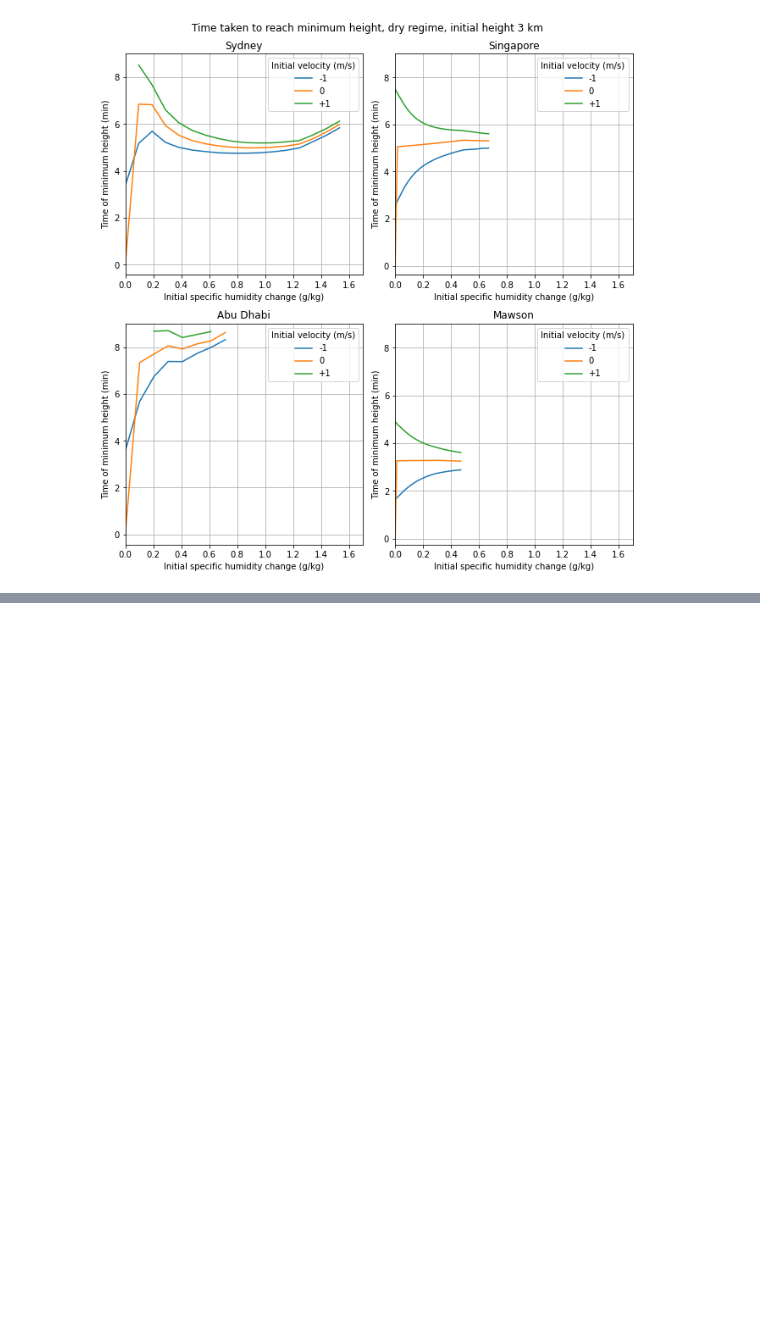
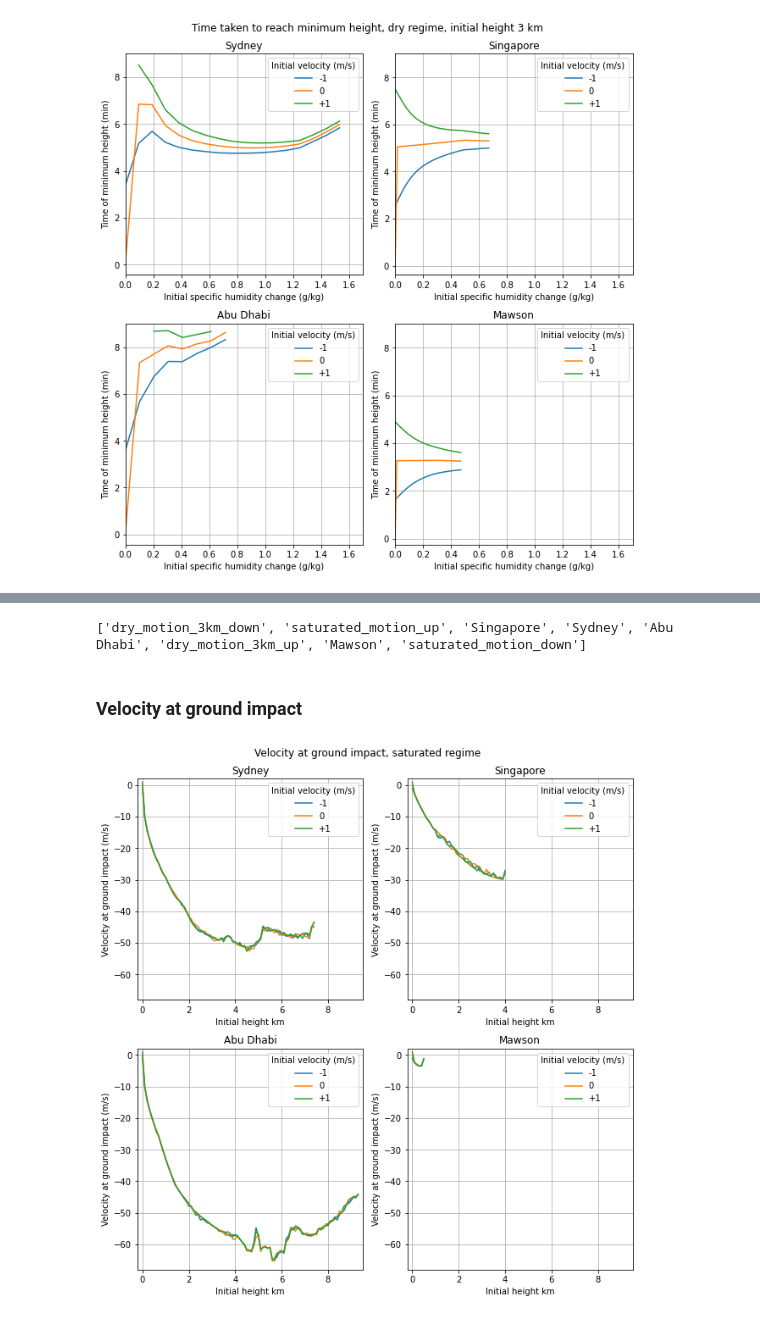
Before and after one commit to tschanzer/taste-of-research-21T3, a Jupyter notebook: notebooks/20210928_motion_with_initial_velocity/20210928_motion_with_initial_velocity.ipynb, the cells around one changed output, grey strips where cells are left out. Cells and saved outputs as stored; diff of their text form; code cells hidden in the pictures; blank space fills up the shorter version.

Commit message:
Add initial velocity tests for saturated regime

```diff
--- a/notebooks/20210928_motion_with_initial_velocity/20210928_motion_with_initial_velocity.ipynb
+++ b/notebooks/20210928_motion_with_initial_velocity/20210928_motion_with_initial_velocity.ipynb
@@ -547,0 +478,57 @@ plt.show()
+# %%
+# save to file
+with shelve.open(data_filename) as file:
+    file['saturated_motion_up'] = {
+        'initial_height': initial_height, 'time': time,
+        'initial_velocity': initial_velocity, 'motion': initial_velocity_up}
+    print(list(file.keys()))
+# %% [output]
+['dry_motion_3km_down', 'saturated_motion_up', 'Singapore', 'Sydney', 'Abu Dhabi', 'dry_motion_3km_up', 'Mawson', 'saturated_motion_down']
+# %%
+# retrieve from file
+with shelve.open(data_filename) as file:
+    initial_height = file['saturated_motion_up']['initial_height']
+    time = file['saturated_motion_up']['time']
+    initial_velocity_up = \
+        file['saturated_motion_up']['motion']
+# %%
+# zero velocity data
+with shelve.open(zero_velocity_data_filename) as file:
+    initial_velocity_zero = file['saturated_motion']['saturated_motion']
+    zero_time = file['saturated_motion']['time']
+# %% [markdown]
+### Velocity at ground impact
+# %%
+fig = plt.figure(figsize=(9,9))
+
+for i, sounding in enumerate([sydney, singapore, abu_dhabi, mawson]):
+    ax = fig.add_subplot(221+i)
+    ax.plot(
+        initial_height,
+        initial_velocity_down[sounding.name].hit_ground_velocity,
+        label='-1')
+    ax.plot(
+        initial_height,
+        initial_velocity_zero[sounding.name].hit_ground_velocity,
+        label='0')
+    ax.plot(
+        initial_height,
+        initial_velocity_up[sounding.name].hit_ground_velocity,
+        label='+1')
+    lgd = ax.legend()
+    lgd.set_title('Initial velocity (m/s)')
+    ax.set(
+        xlabel='Initial height km',
+        ylabel='Velocity at ground impact (m/s)',
+        title=sounding.name)
+    ax.set_xlim(-0.2, 9.5)
+    ax.set_ylim(-68, 2)
+    ax.grid()
+fig.tight_layout()
+fig.suptitle('Velocity at ground impact, saturated regime', y=1.015)
+fig.savefig(
+    fig_path + 'saturated_ground_impact_velocity_comparison.png',
+    dpi=300, facecolor='w', bbox_inches='tight')
+plt.show()
+# %% [output]
+[figure, added]
```
Also changed, not shown: parts of 21 cells of this notebook, 9 other files.
